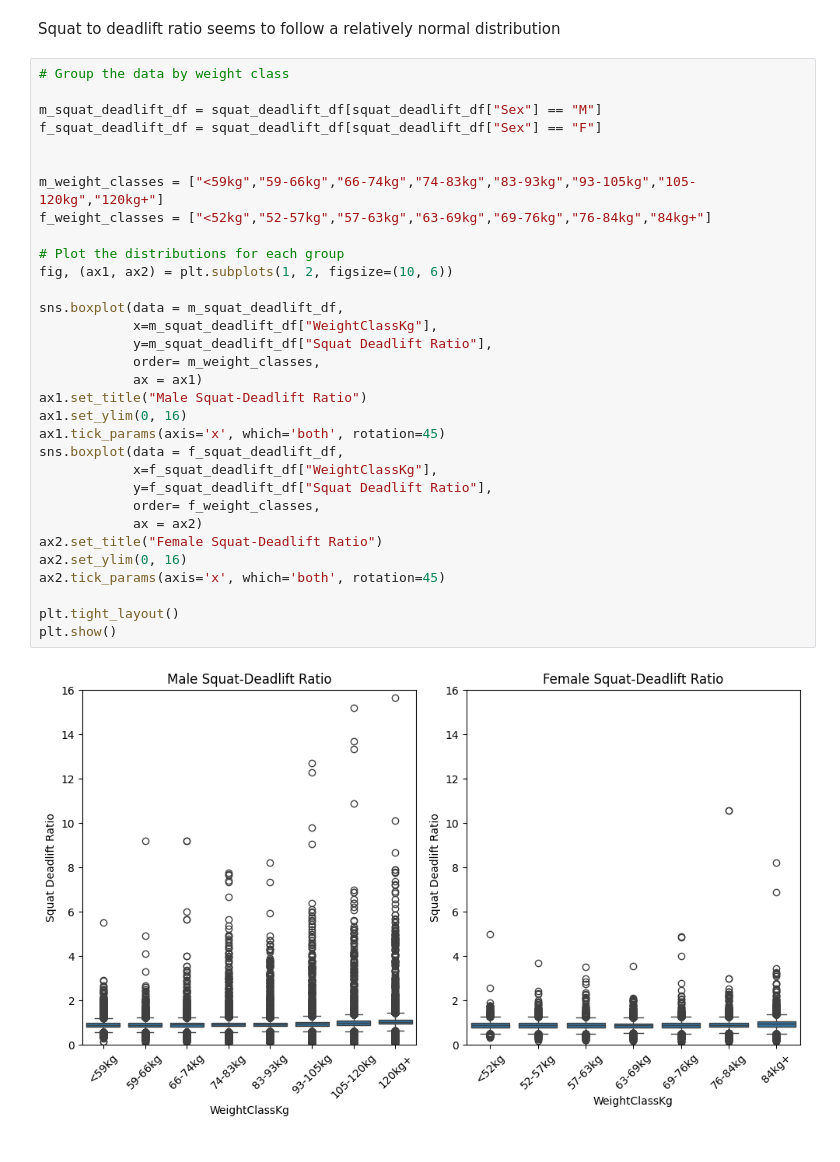
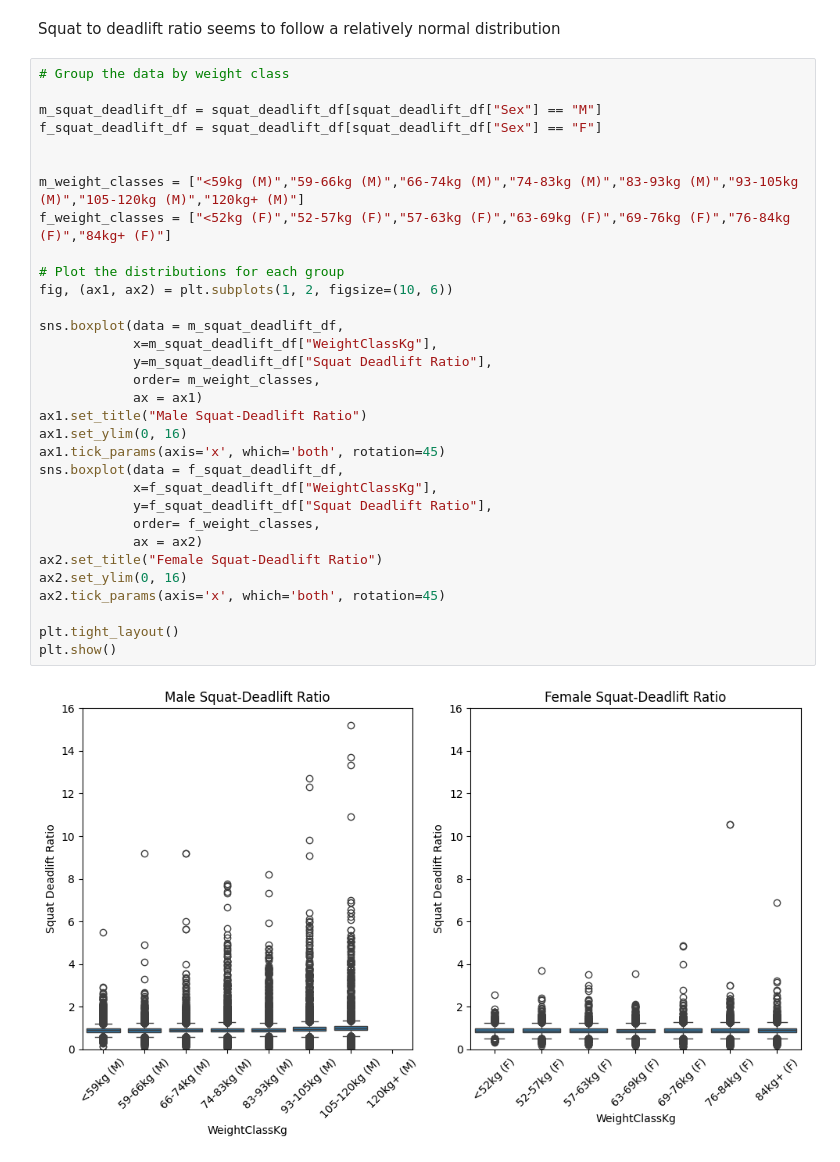
Before and after one commit to adam-grove/Practice, a Jupyter notebook: Power Lifting Project/Domain Knowledge.ipynb, the cells around one changed output. Saved outputs shown, nothing was run; the diff lists cells and outputs as text.

Commit message:
Created new graph

```diff
--- a/Power Lifting Project/Domain Knowledge.ipynb
+++ b/Power Lifting Project/Domain Knowledge.ipynb
@@ -47,34 +51,34 @@ Squat to deadlift ratio seems to follow a relatively normal distribution
 # Group the data by weight class
 
 m_squat_deadlift_df = squat_deadlift_df[squat_deadlift_df["Sex"] == "M"]
 f_squat_deadlift_df = squat_deadlift_df[squat_deadlift_df["Sex"] == "F"]
 
 
-m_weight_classes = ["<59kg","59-66kg","66-74kg","74-83kg","83-93kg","93-105kg","105-120kg","120kg+"]
-f_weight_classes = ["<52kg","52-57kg","57-63kg","63-69kg","69-76kg","76-84kg","84kg+"]
+m_weight_classes = ["<59kg (M)","59-66kg (M)","66-74kg (M)","74-83kg (M)","83-93kg (M)","93-105kg (M)","105-120kg (M)","120kg+ (M)"]
+f_weight_classes = ["<52kg (F)","52-57kg (F)","57-63kg (F)","63-69kg (F)","69-76kg (F)","76-84kg (F)","84kg+ (F)"]
 
 # Plot the distributions for each group
 fig, (ax1, ax2) = plt.subplots(1, 2, figsize=(10, 6))
 
 sns.boxplot(data = m_squat_deadlift_df,
             x=m_squat_deadlift_df["WeightClassKg"],
             y=m_squat_deadlift_df["Squat Deadlift Ratio"],
             order= m_weight_classes,
             ax = ax1)
 ax1.set_title("Male Squat-Deadlift Ratio")
 ax1.set_ylim(0, 16)
 ax1.tick_params(axis='x', which='both', rotation=45)
 sns.boxplot(data = f_squat_deadlift_df,
             x=f_squat_deadlift_df["WeightClassKg"],
             y=f_squat_deadlift_df["Squat Deadlift Ratio"],
             order= f_weight_classes,
             ax = ax2)
 ax2.set_title("Female Squat-Deadlift Ratio")
 ax2.set_ylim(0, 16)
 ax2.tick_params(axis='x', which='both', rotation=45)
 
 plt.tight_layout()
 plt.show()
 # %% [output]
-[figure, old version]
+[figure, new version]
 # %%
```
Also changed, not shown: parts of 7 cells of this notebook.
